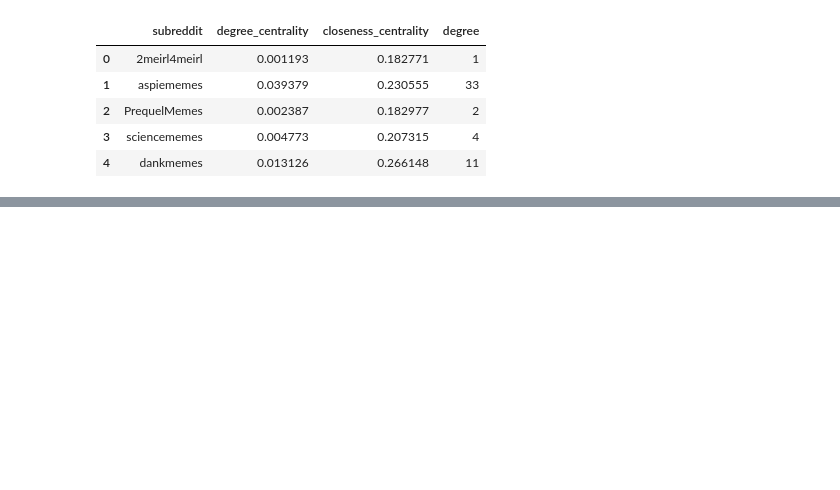
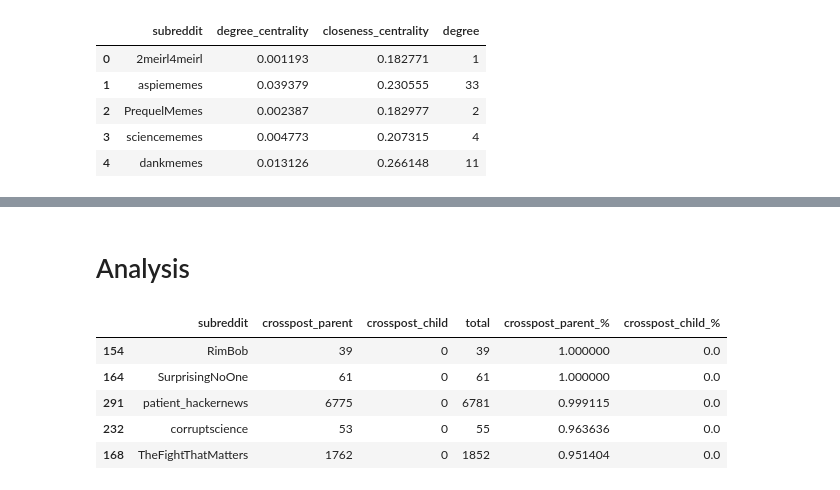
Before and after one commit to jvschlierf/networkthesis, a Jupyter notebook: Preprocessing/subs_network.ipynb, the cells around one changed output, grey strips where cells are left out. Saved outputs shown, nothing was run; the diff lists cells and outputs as text; code cells hidden in the pictures; blank space fills up the shorter version.

```diff
--- a/Preprocessing/subs_network.ipynb
+++ b/Preprocessing/subs_network.ipynb
@@ -6,8 +6,8 @@ import matplotlib.pyplot as plt
 from backbone_disparity import disparity_filter
 # %%
 df = pd.read_pickle('../../Files/test_0613_cross.pickle')
-# ratio3 = pd.read_pickle('../../Files/test0609_ratio_temp3.pickle')
-# ratio2 = pd.read_pickle('../../Files/test0609_ratio_temp2.pickle')
+ratio3 = pd.read_pickle('../../Files/test_0613_ratio_temp3.pickle')
+ratio2 = pd.read_pickle('../../Files/test_0613_ratio_temp2.pickle')
 # %%
 df.head()
 # %% [output]
@@ -163,2 +153,13 @@ df2.sort_values('degree_centrality',ascending=False).head(60)
 # %%
 df2.to_csv('../../Files/subs_backboned.csv')
+# %% [markdown]
+# Analysis
+# %%
+ratio.sort_values('crosspost_parent_%', ascending=False).head()
+# %% [output]
+|  | subreddit | crosspost_parent | crosspost_child | total | crosspost_parent_% | crosspost_child_% |
+| 154 | RimBob | 39 | 0 | 39 | 1.000000 | 0.0 |
+| 164 | SurprisingNoOne | 61 | 0 | 61 | 1.000000 | 0.0 |
+| 291 | patient_hackernews | 6775 | 0 | 6781 | 0.999115 | 0.0 |
+| 232 | corruptscience | 53 | 0 | 55 | 0.963636 | 0.0 |
+| 168 | TheFightThatMatters | 1762 | 0 | 1852 | 0.951404 | 0.0 |
```
Also changed, not shown: parts of 25 cells of this notebook, 3 other files.
